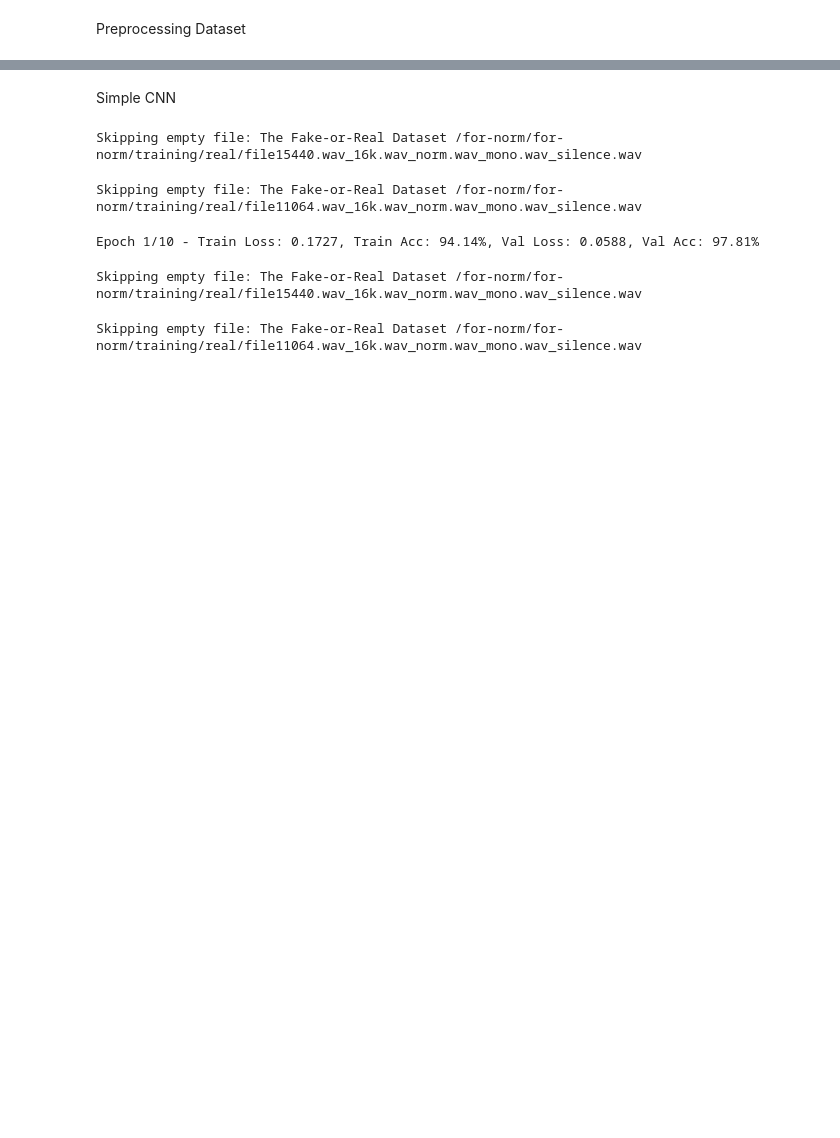
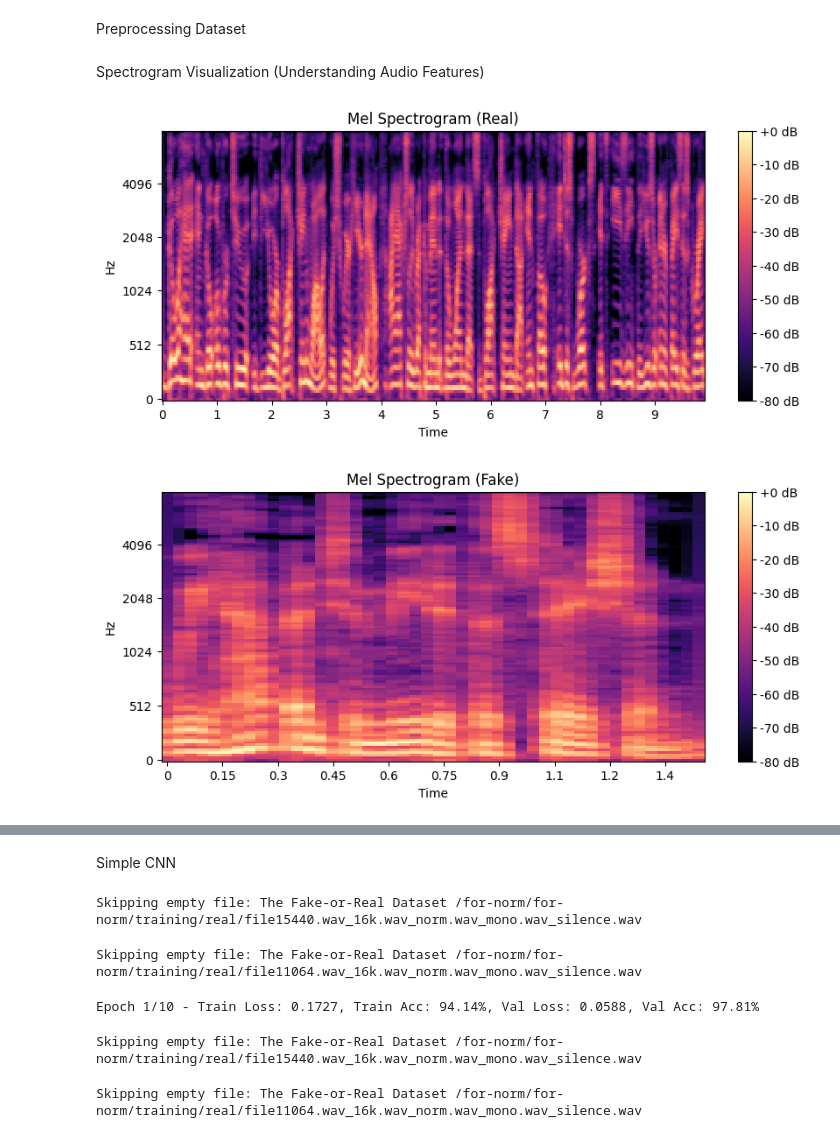
Before and after one commit to KartikeyL/Forensic_Audio_Analysis, a Jupyter notebook: audio_analysis.ipynb, the cells around one changed output, grey strips where cells are left out. Drawn from its saved outputs; the diff is of its cells as text; code cells hidden in the pictures; blank space fills up the shorter version.

Commit message:
added visualizations

```diff
--- a/audio_analysis.ipynb
+++ b/audio_analysis.ipynb
@@ -99,3 +99,29 @@ val_dataset = AudioDataset("The Fake-or-Real Dataset /for-norm/for-norm/validati
 
 train_loader = DataLoader(train_dataset, batch_size=32, shuffle=True, collate_fn=collate_fn)
 val_loader = DataLoader(val_dataset, batch_size=32, shuffle=False, collate_fn=collate_fn)
+# %% [markdown]
+Spectrogram Visualization (Understanding Audio Features)
+# %%
+import librosa.display
+import matplotlib.pyplot as plt
+
+def plot_spectrogram(file_path, label):
+    y, sr = librosa.load(file_path, sr=SAMPLE_RATE)
+    mel_spec = librosa.feature.melspectrogram(y=y, sr=sr, n_mels=N_MELS)
+    mel_spec_db = librosa.power_to_db(mel_spec, ref=np.max)
+
+    plt.figure(figsize=(10, 4))
+    librosa.display.specshow(mel_spec_db, sr=sr, x_axis="time", y_axis="mel")
+    plt.colorbar(format="%+2.0f dB")
+    plt.title(f"Mel Spectrogram ({label})")
+    plt.show()
+
+# Test with real and fake samples
+real_sample = "The Fake-or-Real Dataset /for-norm/for-norm/training/real/file3.wav_16k.wav_norm.wav_mono.wav_silence.wav"
+fake_sample = "The Fake-or-Real Dataset /for-norm/for-norm/training/fake/file3.mp3.wav_16k.wav_norm.wav_mono.wav_silence.wav"
+
+plot_spectrogram(real_sample, "Real")
+plot_spectrogram(fake_sample, "Fake")
+# %% [output]
+[figure, added]
+[figure, added]
```
Also changed, not shown: parts of 9 cells of this notebook.
